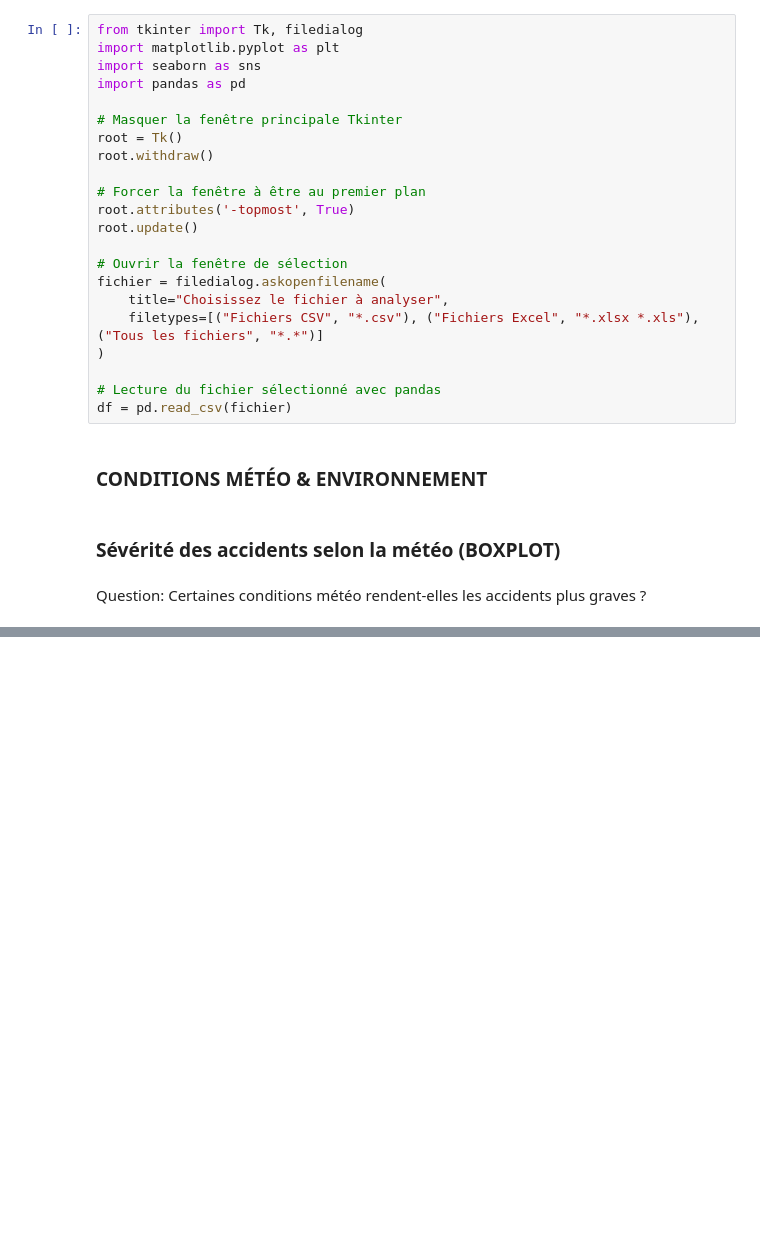
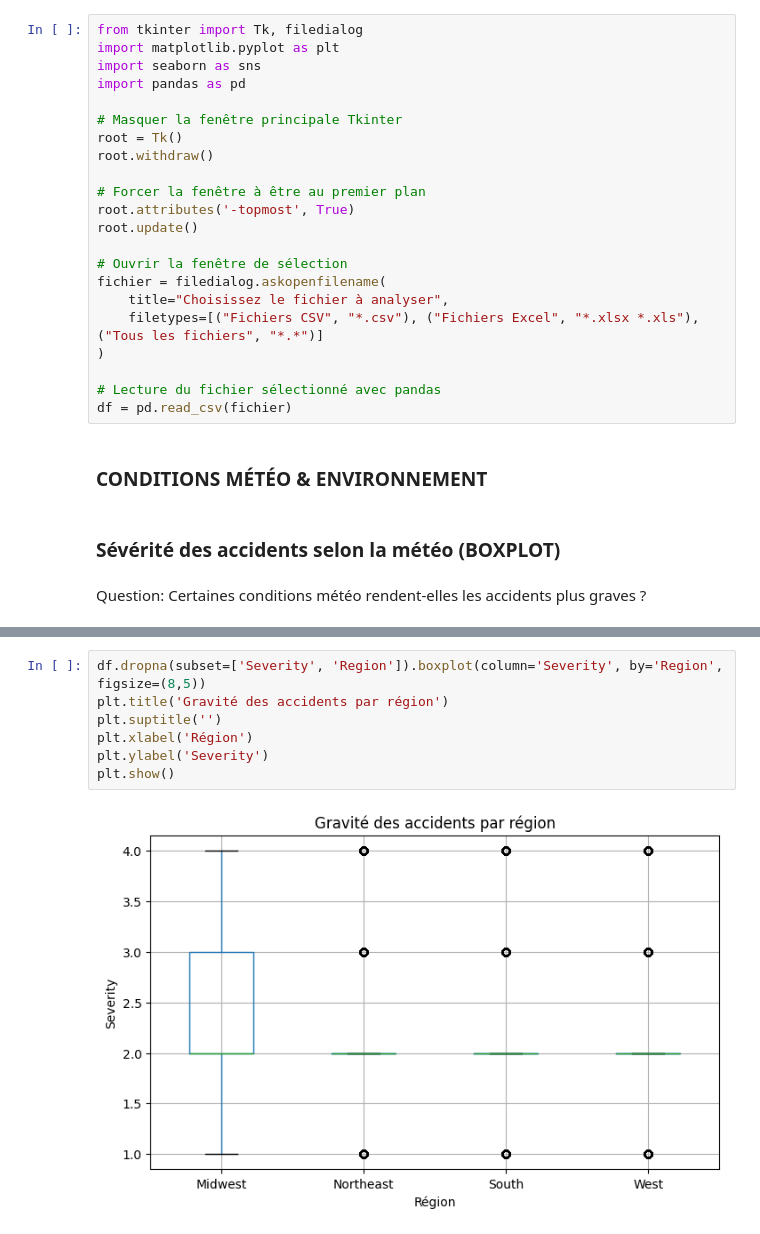
Before and after one commit to zinebettahery/US-Accidents, a Jupyter notebook: notebooks/Insights.ipynb, the cells around one changed output, grey strips where cells are left out. Saved outputs shown, nothing was run; the diff lists cells and outputs as text; blank space fills up the shorter version.

Commit message:
realisation des statistiaues ainsi les visualisations pour l analyse geographique

```diff
--- a/notebooks/Insights.ipynb
+++ b/notebooks/Insights.ipynb
@@ -41,0 +53,9 @@ plt.show()
+# %%
+df.dropna(subset=['Severity', 'Region']).boxplot(column='Severity', by='Region', figsize=(8,5))
+plt.title('Gravité des accidents par région')
+plt.suptitle('')
+plt.xlabel('Région')
+plt.ylabel('Severity')
+plt.show()
+# %% [output]
+[figure, added]
```
Also changed, not shown: parts of 18 cells of this notebook, 2 other files.
